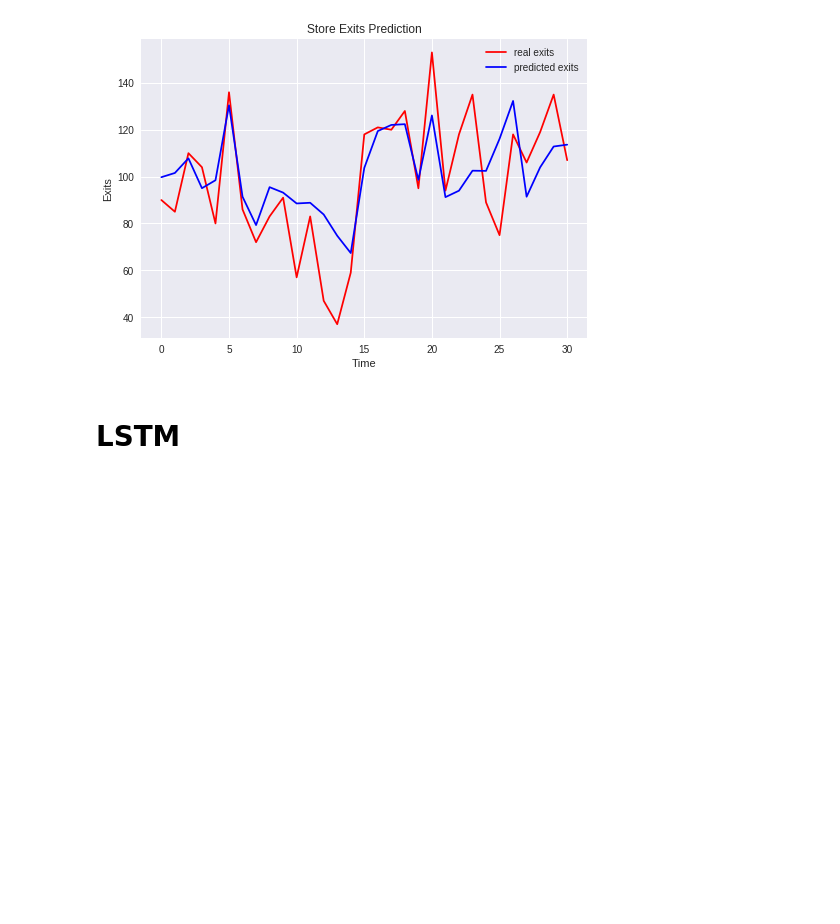
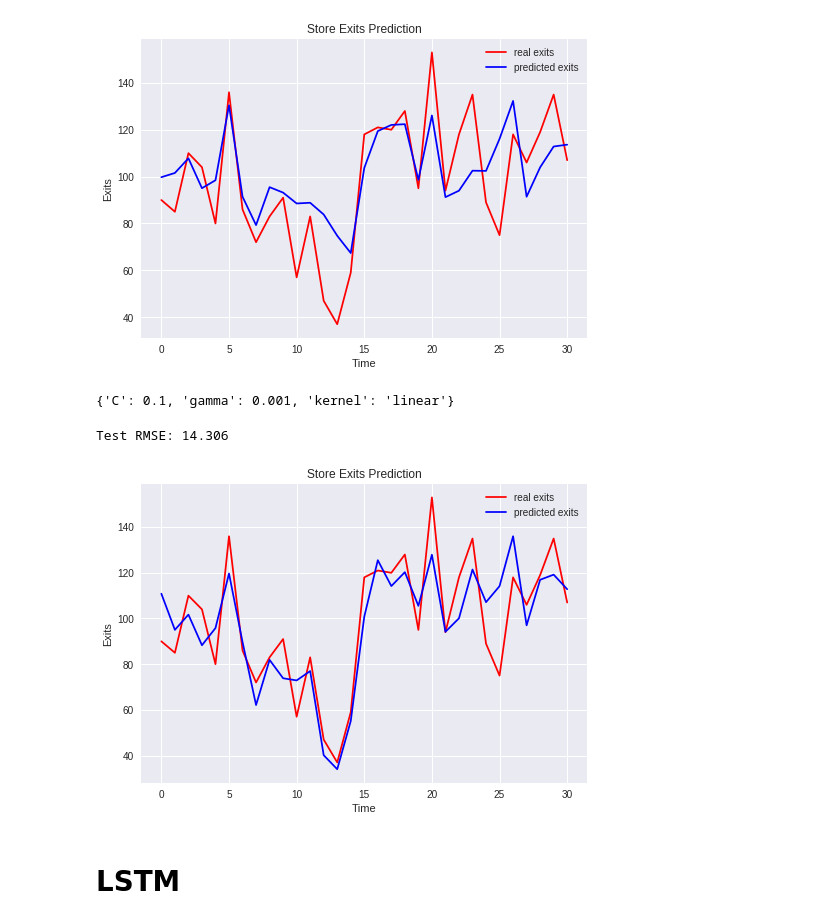
Before and after one commit to tbowling87/RetailExercise, a Jupyter notebook: Group_1_Retail_Exercise.ipynb, the cells around one changed output. Saved outputs shown, nothing was run; the diff lists cells and outputs as text; code cells hidden in the pictures; blank space fills up the shorter version.

```diff
--- a/Group_1_Retail_Exercise.ipynb
+++ b/Group_1_Retail_Exercise.ipynb
@@ -321,6 +321,49 @@ plt.show()
 # %% [output]
 Test RMSE: 18.506
 [figure]
+# %%
+#implement grid search over
+from sklearn import svm, model_selection
+
+kernels = ['linear', 'rbf', 'poly']
+Cs = [0.001, 0.01, 0.1, 1, 10]
+gammas = [0.001, 0.01, 0.1, 1]
+param_grid = {'kernel': kernels, 'C': Cs, 'gamma' : gammas}
+
+grid_search = model_selection.GridSearchCV(svm.SVR(), param_grid)
+grid_search.fit(svm_X_train, svm_y_train)
+grid_search.best_params_
+# %% [output]
+{'C': 0.1, 'gamma': 0.001, 'kernel': 'linear'}
+# %%
+svm_regrBest = svm.SVR(kernel = 'linear', C = 0.1, gamma = 0.001)
+
+svm_regrBest.fit(svm_X_train, svm_y_train)
+
+svm_predsBest = svm_regrBest.predict(svm_X_test)
+
+# invert scaling for forecast to revert data into original form
+inv_yhatBest = np.concatenate((svm_X_test[:,0].reshape(-1,1), svm_predsBest.reshape(-1,1), svm_X_test[:, 1:]), axis=1)
+inv_yhatBest = scaler.inverse_transform(inv_yhatBest)
+inv_yhatBest = inv_yhatBest[:,1]
+
+
+# calculate RMSE
+rmse2 = math.sqrt(mean_squared_error(inv_y, inv_yhatBest))
+print('Test RMSE: %.3f' % rmse2)
+
+
+#visualise the results
+plt.plot(inv_y, color='red', label='real exits')
+plt.plot(inv_yhatBest, color='blue', label='predicted exits')
+plt.title('Store Exits Prediction')
+plt.xlabel('Time')
+plt.ylabel('Exits')
+plt.legend()
+plt.show()
+# %% [output]
+Test RMSE: 14.306
+[figure, added]
 # %% [markdown]
 # LSTM
 # %%
```
Also changed, not shown: parts of 10 cells of this notebook.
